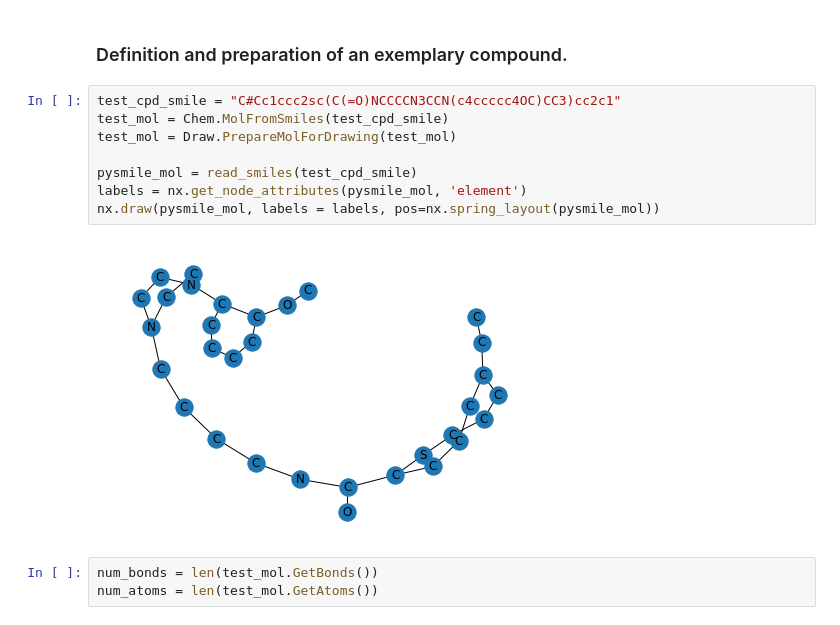
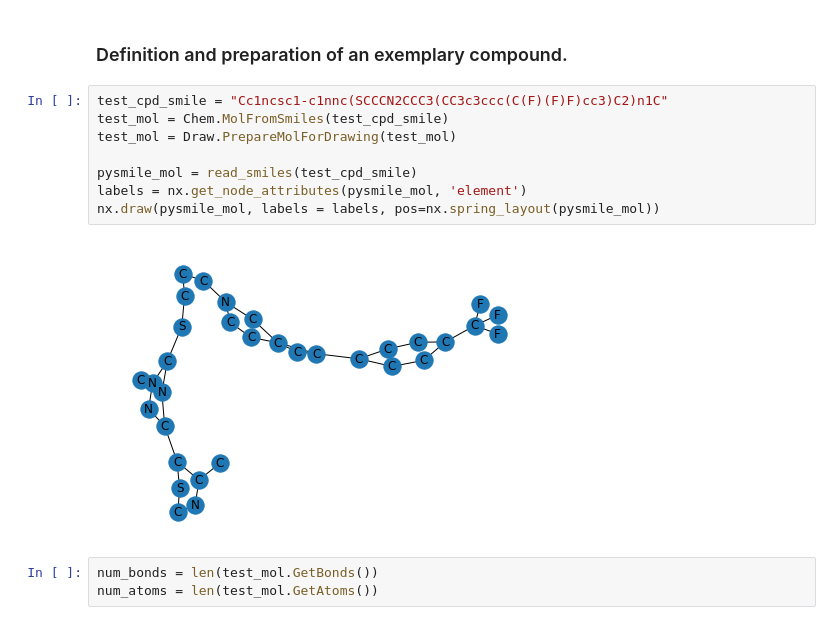
Before and after one commit to AndMastro/EdgeSHAPer, a Jupyter notebook: src/explanations_visualizer.ipynb, the cells around one changed output. Drawn from its saved outputs; the diff is of its cells as text.

```diff
--- a/src/explanations_visualizer.ipynb
+++ b/src/explanations_visualizer.ipynb
@@ -12,15 +12,15 @@ from rdkit_heatmaps.utils import transform2png
 # %% [markdown]
 ### Definition and preparation of an exemplary compound.
 # %%
-test_cpd_smile = "C#Cc1ccc2sc(C(=O)NCCCCN3CCN(c4ccccc4OC)CC3)cc2c1"
+test_cpd_smile = "Cc1ncsc1-c1nnc(SCCCN2CCC3(CC3c3ccc(C(F)(F)F)cc3)C2)n1C"
 test_mol = Chem.MolFromSmiles(test_cpd_smile)
 test_mol = Draw.PrepareMolForDrawing(test_mol)
 
 pysmile_mol = read_smiles(test_cpd_smile)
 labels = nx.get_node_attributes(pysmile_mol, 'element')
 nx.draw(pysmile_mol, labels = labels, pos=nx.spring_layout(pysmile_mol))
 # %% [output]
-[figure, old version]
+[figure, new version]
 # %%
 num_bonds = len(test_mol.GetBonds())
 num_atoms = len(test_mol.GetAtoms())
```
Also changed, not shown: parts of 10 cells of this notebook, 3 other files.
